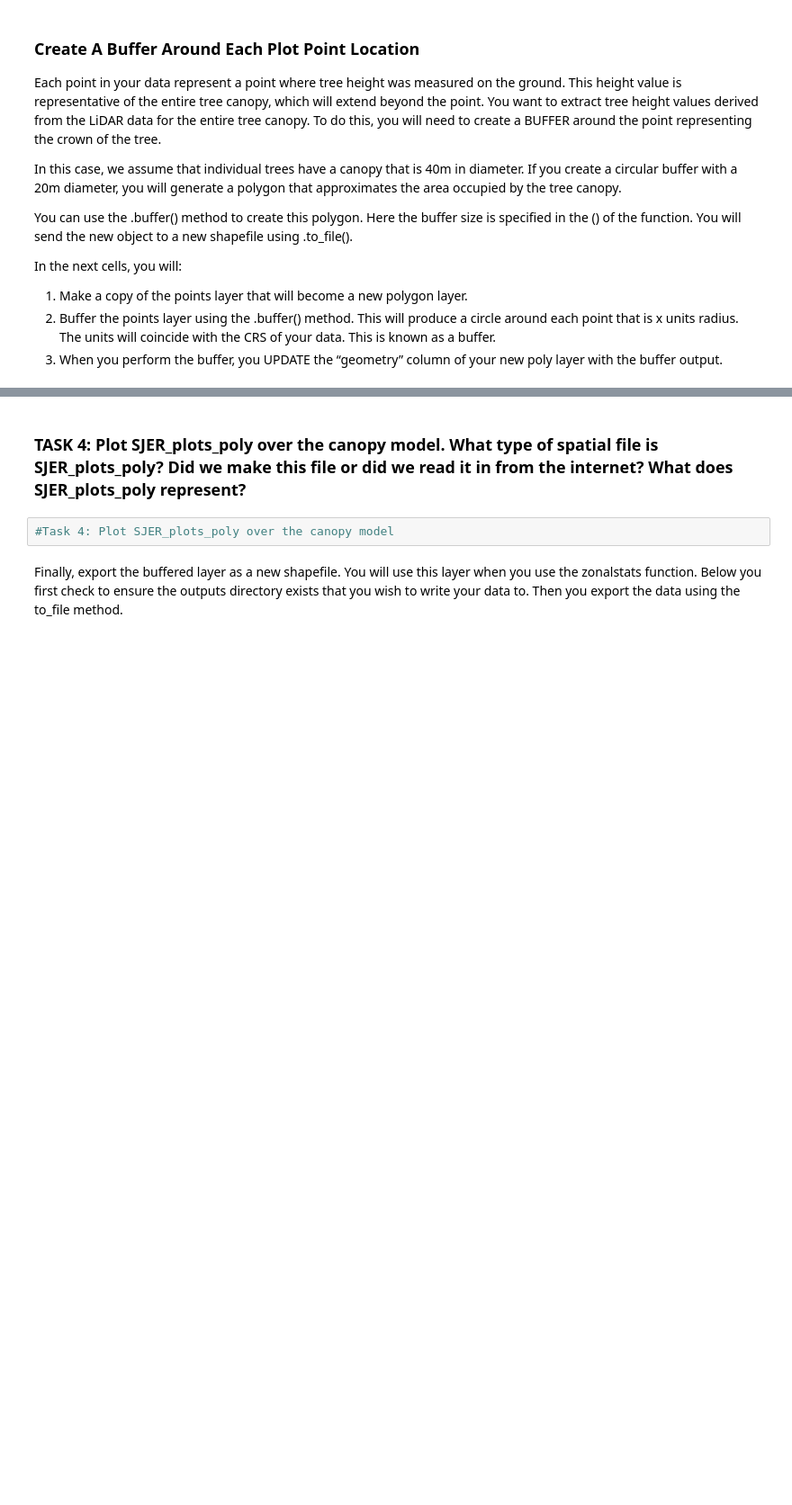
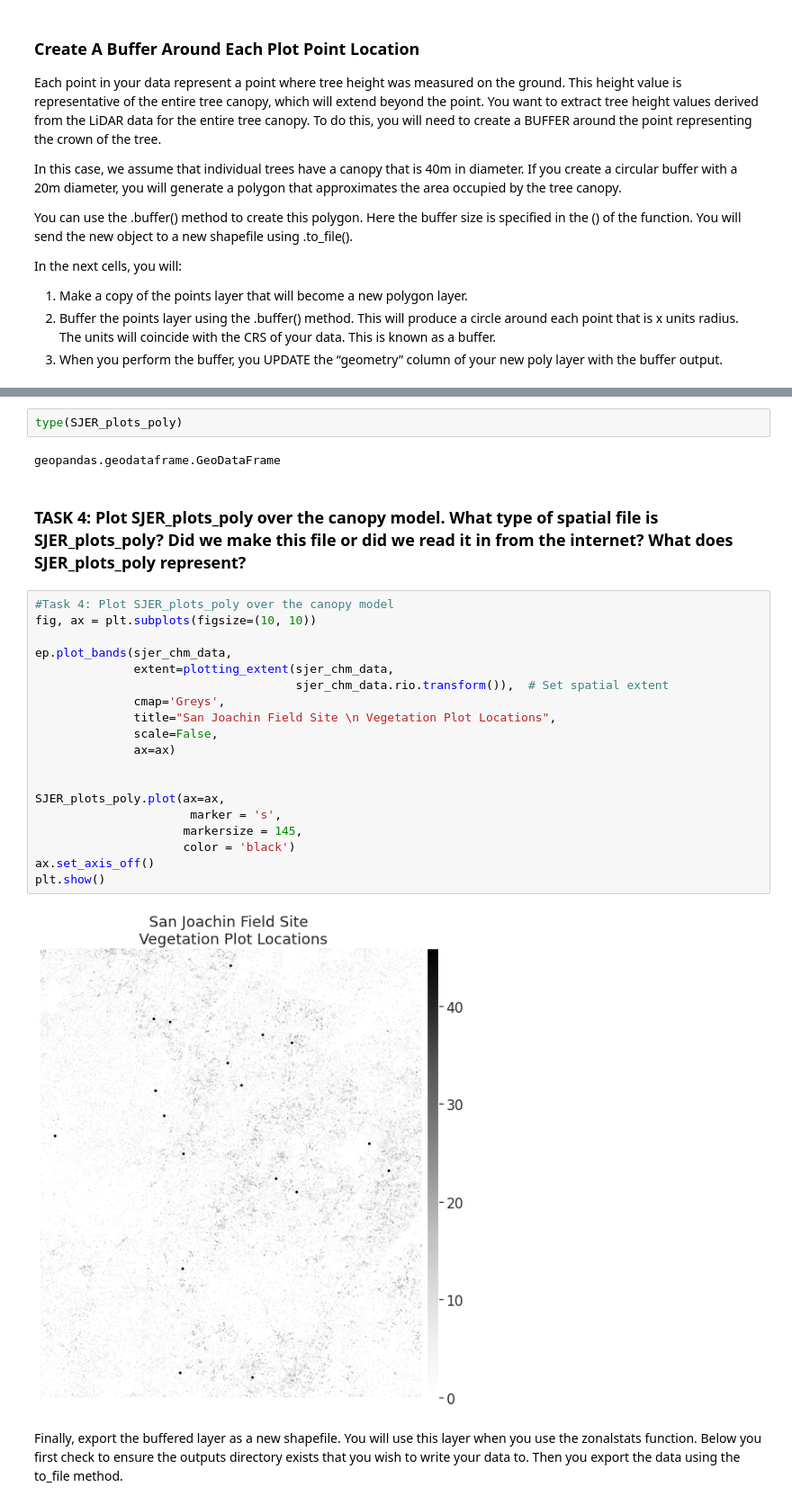
Before and after one commit to abbymwebster/EnvDatSci22, a Jupyter notebook: CodeSprints/Regression101.ipynb, the cells around one changed output, grey strips where cells are left out. Shown at 90% size. Drawn from its saved outputs; the diff is of its cells as text; blank space fills up the shorter version.

```diff
--- a/CodeSprints/Regression101.ipynb
+++ b/CodeSprints/Regression101.ipynb
@@ -199,7 +239,30 @@ SJER_plots_poly.head()
+# %%
+type(SJER_plots_poly)
+# %% [output]
+geopandas.geodataframe.GeoDataFrame
 # %% [markdown]
 ### TASK 4: Plot SJER_plots_poly over the canopy model. What type of spatial file is SJER_plots_poly? Did we make this file or did we read it in from the internet? What does SJER_plots_poly represent?
-# %%
-#Task 4: Plot SJER_plots_poly over the canopy model
+# %%
+#Task 4: Plot SJER_plots_poly over the canopy model
+fig, ax = plt.subplots(figsize=(10, 10))
+
+ep.plot_bands(sjer_chm_data,
+              extent=plotting_extent(sjer_chm_data,
+                                     sjer_chm_data.rio.transform()),  # Set spatial extent
+              cmap='Greys',
+              title="San Joachin Field Site \n Vegetation Plot Locations",
+              scale=False,
+              ax=ax)
+
+
+SJER_plots_poly.plot(ax=ax,
+                      marker = 's',
+                     markersize = 145,
+                     color = 'black')
+ax.set_axis_off()
+plt.show()
+# %% [output]
+[figure, added]
 # %% [markdown]
 Finally, export the buffered layer as a new shapefile. You will use this layer when you use the zonalstats function. Below you first check to ensure the outputs directory exists that you wish to write your data to. Then you export the data using the to_file method.
 # %%
```
Also changed, not shown: parts of 11 cells of this notebook.
